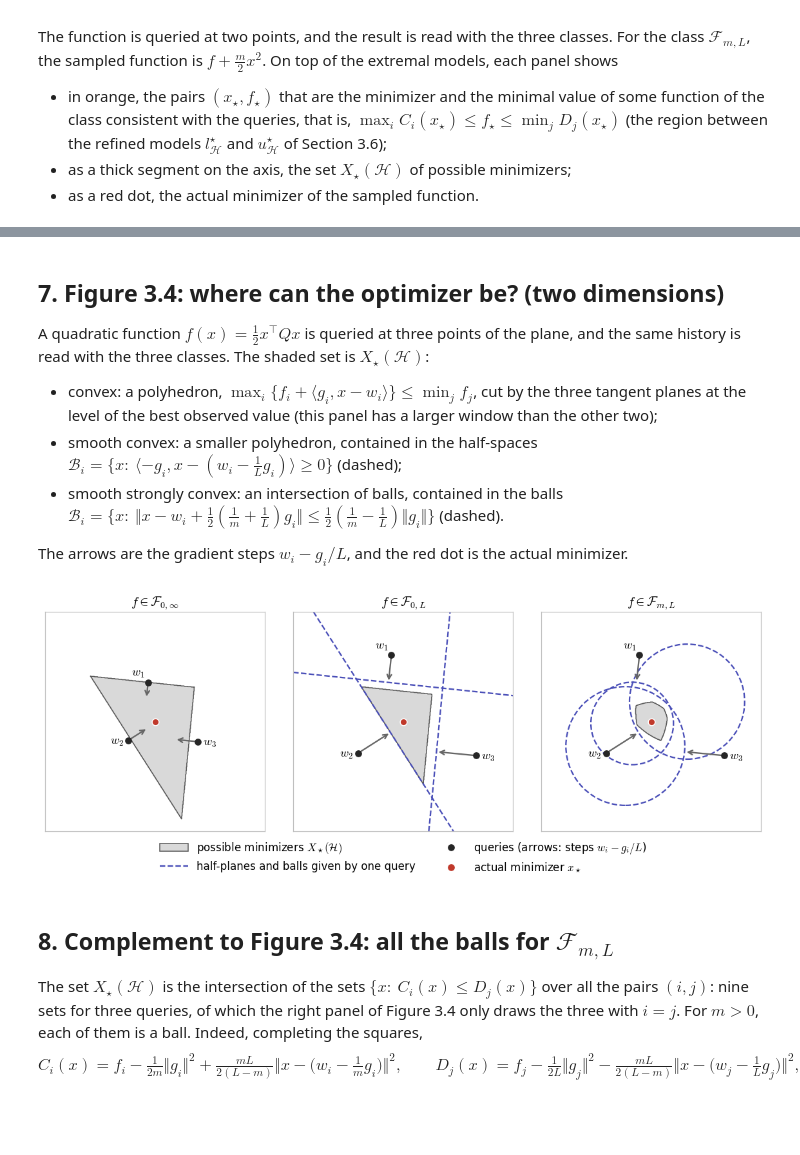
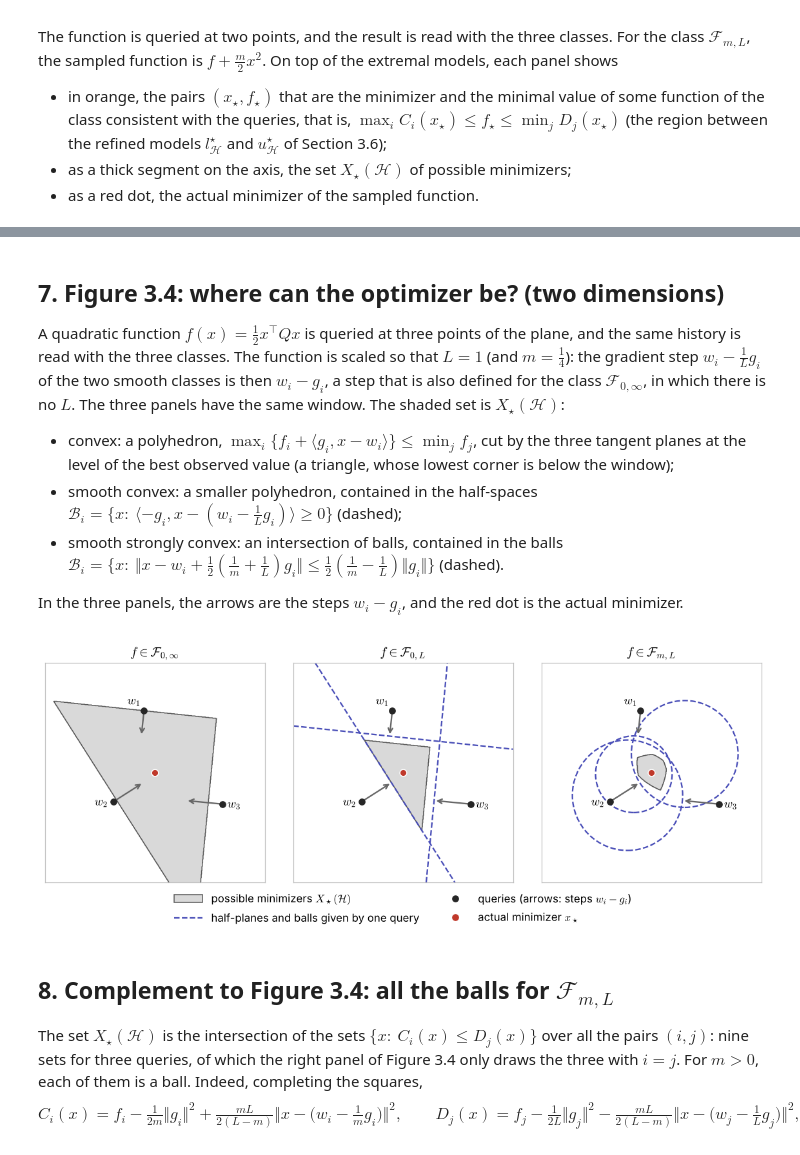
Before and after one commit to AccelerationMethods/Acta-Acceleration, a Jupyter notebook: Section3_figures.ipynb, the cells around one changed output, grey strips where cells are left out. Cells and saved outputs as stored; diff of their text form; code cells hidden in the pictures; blank space fills up the shorter version.

```diff
--- a/Section3_figures.ipynb
+++ b/Section3_figures.ipynb
@@ -351,66 +351,67 @@ plt.show()
 # %% [markdown]
 ## 7. Figure 3.4: where can the optimizer be? (two dimensions)
 
-A quadratic function $f(x)=\tfrac12x^\top Qx$ is queried at three points of the plane, and the same history is read with the three classes. The shaded set is $X_\star(\mathcal H)$:
+A quadratic function $f(x)=\tfrac12x^\top Qx$ is queried at three points of the plane, and the same history is read with the three classes. The function is scaled so that $L=1$ (and $m=\tfrac14$): the gradient step $w_i-\tfrac1Lg_i$ of the two smooth classes is then $w_i-g_i$, a step that is also defined for the class $\mathcal F_{0,\infty}$, in which there is no $L$. The three panels have the same window. The shaded set is $X_\star(\mathcal H)$:
 
-* convex: a polyhedron, $\max_i\lbrace f_i+\langle g_i,x-w_i\rangle\rbrace\leq\min_jf_j$, cut by the three tangent planes at the level of the best observed value (this panel has a larger window than the other two);
+* convex: a polyhedron, $\max_i\lbrace f_i+\langle g_i,x-w_i\rangle\rbrace\leq\min_jf_j$, cut by the three tangent planes at the level of the best observed value (a triangle, whose lowest corner is below the window);
 * smooth convex: a smaller polyhedron, contained in the half-spaces $\mathcal B_i=\big\lbrace x:\ \langle -g_i,x-(w_i-\tfrac1Lg_i)\rangle\geq0\big\rbrace$ (dashed);
 * smooth strongly convex: an intersection of balls, contained in the balls $\mathcal B_i=\big\lbrace x:\ \Vert x-w_i+\tfrac12(\tfrac1m+\tfrac1L)g_i\Vert \leq\tfrac12(\tfrac1m-\tfrac1L)\Vert g_i\Vert \big\rbrace$ (dashed).
 
-The arrows are the gradient steps $w_i-g_i/L$, and the red dot is the actual minimizer.
+In the three panels, the arrows are the steps $w_i-g_i$, and the red dot is the actual minimizer.
 # %%
-# A quadratic function with curvatures 2.8 and 1.4 (the first one in the direction of angle 30 degrees),
-# minimized at the origin, and read with the parameters m = 1 and L = 4.
-m, L = 1.0, 4.0
+# A quadratic function with curvatures 0.7 and 0.35 (the first one in the direction of angle 30 degrees),
+# minimized at the origin, and read with the parameters m = 1/4 and L = 1. With L = 1, the gradient step
+# w_i - g_i/L is w_i - g_i: the arrows of the three panels, including the one of F_{0,inf}, where there is no L.
+m, L = 0.25, 1.0
 angle = np.deg2rad(30)
 R = np.array([[np.cos(angle), -np.sin(angle)], [np.sin(angle), np.cos(angle)]])
-Q = R @ np.diag([2.8, 1.4]) @ R.T
+Q = R @ np.diag([0.7, 0.35]) @ R.T
 x_star = np.zeros(2)
 
 radius, direction = np.array([1.6, 1.3, 1.9]), np.deg2rad([100, 215, 335])   # query points, in polar coordinates
 W = radius[:, None] * np.column_stack([np.cos(direction), np.sin(direction)]) # one query point per row
 G, F = W @ Q, 0.5 * np.sum((W @ Q) * W, axis=1)                               # gradients Q w_i and values
 
-classes = [(r"$f\in\mathcal{F}_{0,\infty}$", 0.0, np.inf, 4.4),   # title, parameters (m, L), half-width of the window
-           (r"$f\in\mathcal{F}_{0,L}$", 0.0, L, 2.6),
-           (r"$f\in\mathcal{F}_{m,L}$", m, L, 2.6)]
+classes = [(r"$f\in\mathcal{F}_{0,\infty}$", 0.0, np.inf, 2.8),   # title, parameters (m, L), half-width of the window
+           (r"$f\in\mathcal{F}_{0,L}$", 0.0, L, 2.8),
+           (r"$f\in\mathcal{F}_{m,L}$", m, L, 2.8)]
 fig, axes = panels(3, 10.5, 4.1)
 
 for ax, (title, m_class, L_class, size) in zip(axes, classes):
     grid = np.linspace(-size, size, 601)
     X1, X2 = np.meshgrid(grid, grid)
     low, high = optimal_value_bounds(np.column_stack([X1.ravel(), X2.ravel()]), W, G, F, m_class, L_class)
     inside = (low <= high).reshape(X1.shape).astype(float)
     ax.contourf(X1, X2, inside, levels=[0.5, 1.5], colors=["0.85"])
     ax.contour(X1, X2, inside, levels=[0.5], colors=["0.35"], linewidths=1)
 
     for wi, gi in zip(W, G):
-        step = wi - gi / L                                   # gradient step from w_i
-        ax.annotate("", xy=step, xytext=wi, arrowprops=dict(arrowstyle="->", color="0.4", lw=1.5))
+        ax.annotate("", xy=wi - gi, xytext=wi, arrowprops=dict(arrowstyle="->", color="0.4", lw=1.5))   # step w_i - g_i
         if m_class > 0:                                      # ball B_i containing the minimizer
             center = wi - 0.5 * (1 / m_class + 1 / L_class) * gi
             ax.add_patch(plt.Circle(center, 0.5 * (1 / m_class - 1 / L_class) * np.linalg.norm(gi),
                                     fill=False, lw=1.5, **LOWER))
-        elif np.isfinite(L_class):                           # half-space B_i containing the minimizer
+        elif np.isfinite(L_class):                           # half-space B_i containing the minimizer:
+            step = wi - gi / L_class                         # its boundary goes through the gradient step from w_i
             ax.axline(step, step + np.array([-gi[1], gi[0]]), lw=1.5, **LOWER)
     ax.plot(*W.T, "o", color=INK, ms=6, zorder=5)
     for i, (wi, shift) in enumerate(zip(W, [(-10, 6), (-12, -4), (12, -4)])):   # labels: above, left, right
         ax.annotate(f"$w_{i + 1}$", wi, xytext=shift, textcoords="offset points", ha="center", fontsize=12)
     ax.plot(*x_star, "o", color=UPPER["color"], ms=7, mec="white", mew=1, zorder=6)
 
     ax.set(xlim=(-size, size), ylim=(-size, size), aspect="equal", xticks=[], yticks=[], title=title)
     for spine in ax.spines.values():
         spine.set_color("0.75")
 
 legend_below(fig, [
     Patch(facecolor="0.85", edgecolor="0.35", label=r"possible minimizers $X_\star(\mathcal{H})$"),
     Line2D([], [], lw=1.5, label="half-planes and balls given by one query", **LOWER),
-    Line2D([], [], marker="o", ls="", color=INK, label=r"queries (arrows: steps $w_i - g_i/L$)"),
+    Line2D([], [], marker="o", ls="", color=INK, label=r"queries (arrows: steps $w_i - g_i$)"),
     Line2D([], [], marker="o", ls="", color=UPPER["color"], label=r"actual minimizer $x_\star$")], ncol=2)
 save(fig, "fig_where_optimizer")
 plt.show()
 # %% [output]
-[figure, old version]
+[figure, new version]
 # %% [markdown]
 ## 8. Complement to Figure 3.4: all the balls for $\mathcal F_{m,L}$
 
```
Also changed, not shown: parts of 13 cells of this notebook, 3 other files.
